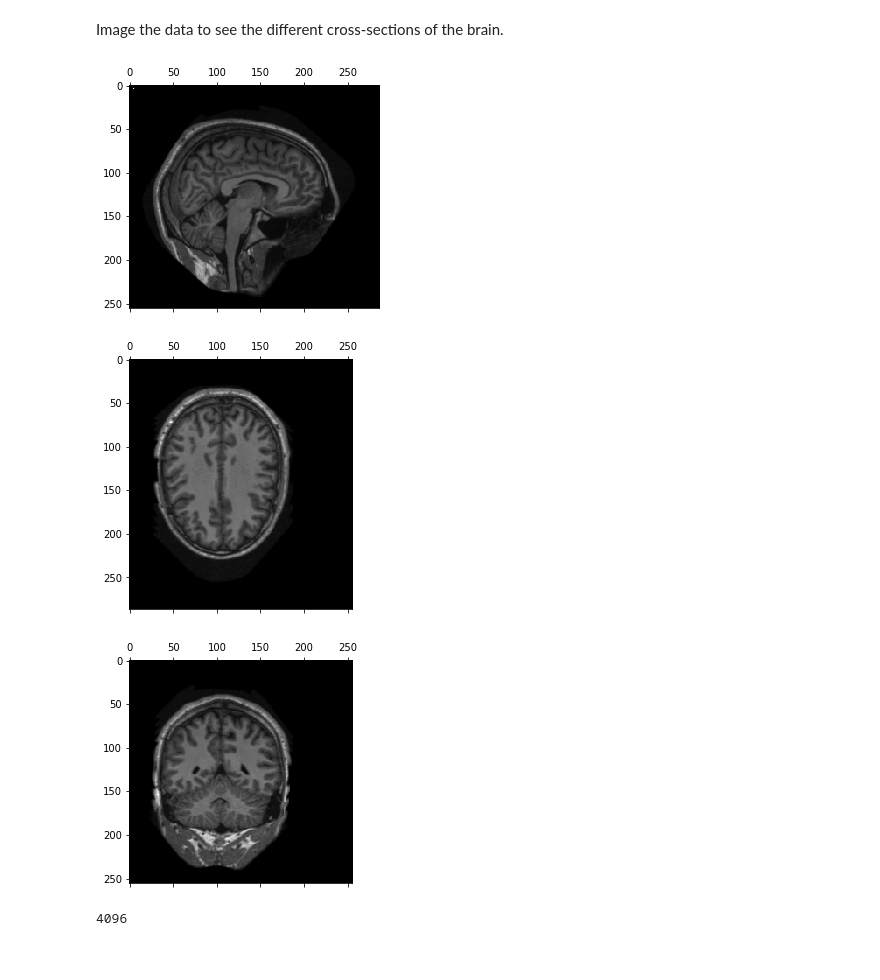
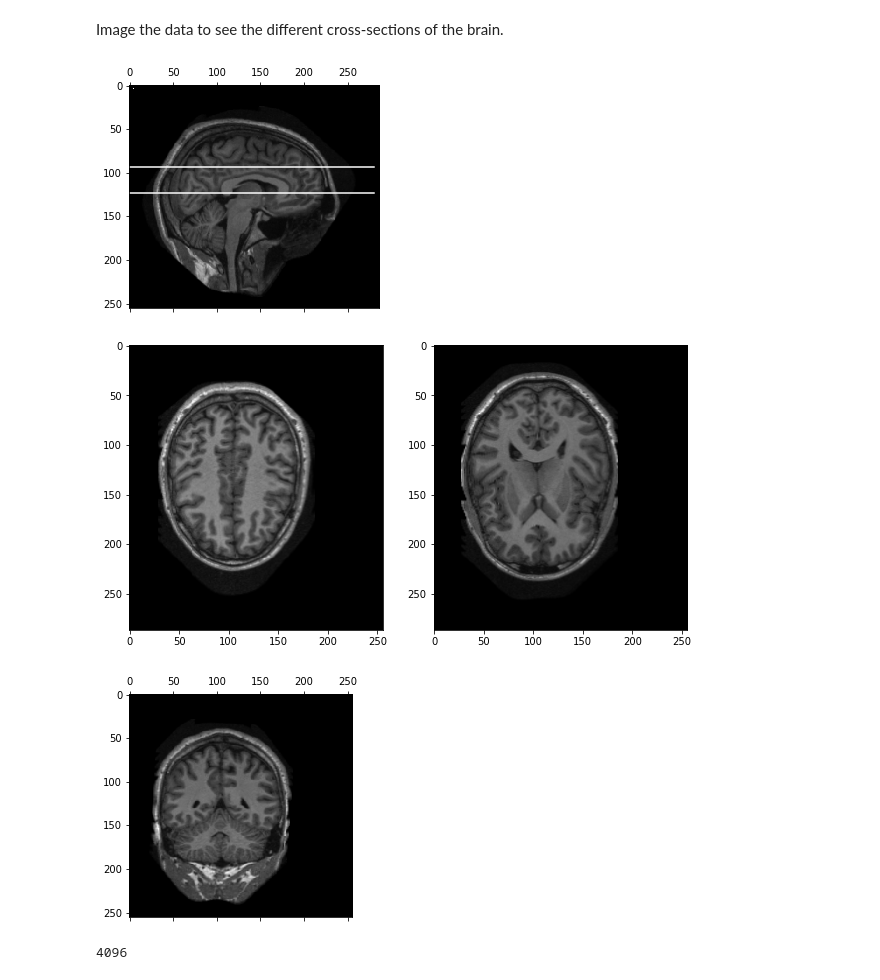
Before and after one commit to kelhallaoui/tutorials, a Jupyter notebook: MRI Imaging/Visualizing NIFTI Files.ipynb, the cells around one changed output. Drawn from its saved outputs; the diff is of its cells as text; code cells hidden in the pictures.

```diff
--- a/MRI Imaging/Visualizing NIFTI Files.ipynb
+++ b/MRI Imaging/Visualizing NIFTI Files.ipynb
@@ -26,15 +26,26 @@ Image the data to see the different cross-sections of the brain.
 # %%
 training_data[100,5,5] = 4096
 
+minim = 93
+maxim = 123
+
 plt.matshow(training_data[100,:,:]/4096, cmap='gray')
+plt.plot([0,280], [maxim,maxim], c='w')
+plt.plot([0,280], [minim,minim], c='w')
 plt.show()
-plt.matshow(training_data[:,100,:].T/4096, cmap='gray')
+
+plt.figure(figsize=(10,10))
+plt.subplot(1,2,1)
+plt.imshow(training_data[:,minim,:].T/4096, cmap='gray')
+plt.subplot(1,2,2)
+plt.imshow(training_data[:,maxim,:].T/4096, cmap='gray')
 plt.show()
+
 plt.matshow(training_data[:,:,100].T/4096, cmap='gray')
 plt.show()
 # %% [output]
-[figure, old version]
+[figure, new version]
-[figure, old version]
+[figure, new version]
 [figure]
 # %%
 np.max(training_data[:,:,:])
```
Also changed, not shown: 1 other file.
